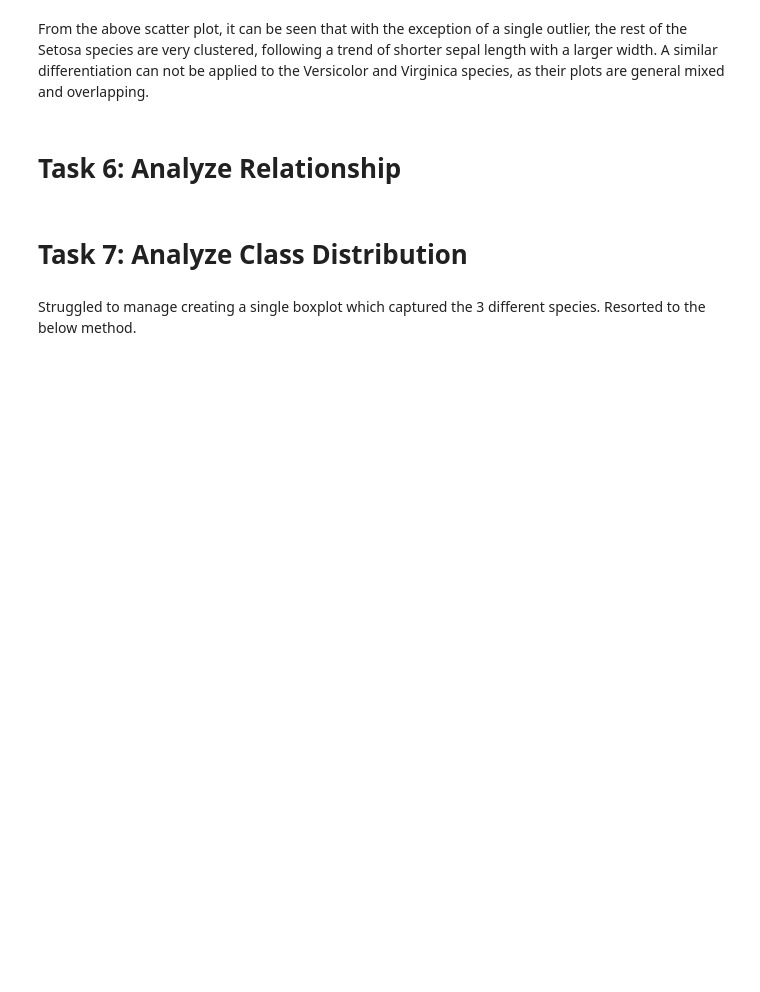
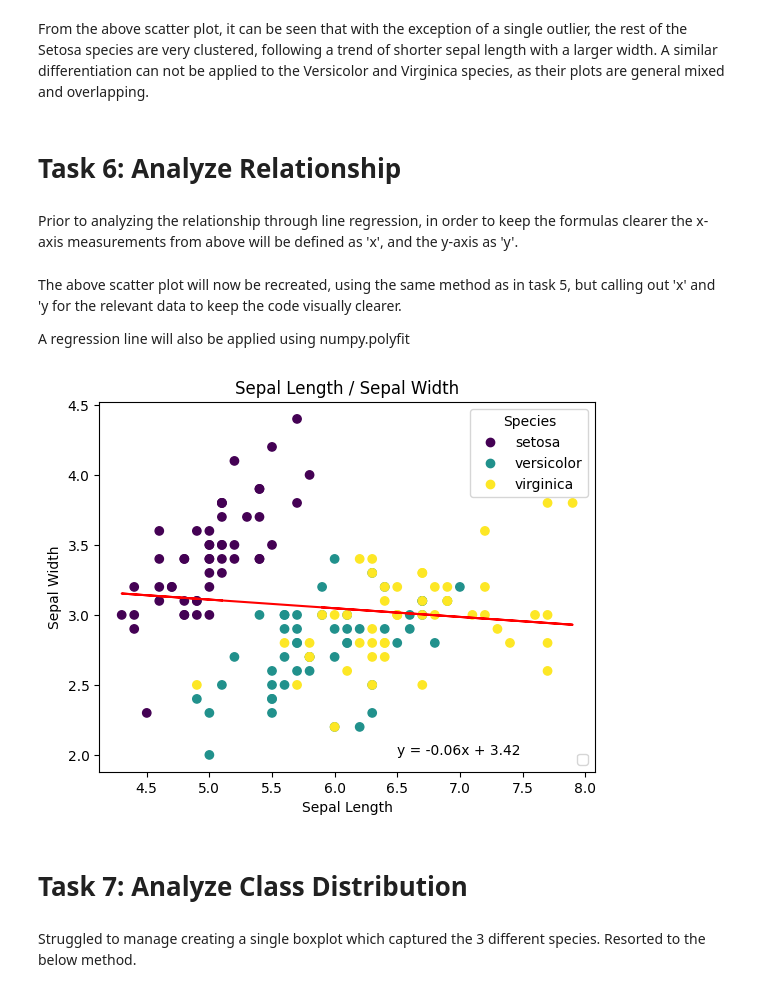
Before and after one commit to danielfinnerty/principles_of_data_analytics, a Jupyter notebook: tasks.ipynb, the cells around one changed output. Saved outputs shown, nothing was run; the diff lists cells and outputs as text; code cells hidden in the pictures; blank space fills up the shorter version.

Commit message:
Initial draft of task 6 uploaded. Work in progress.

```diff
--- a/tasks.ipynb
+++ b/tasks.ipynb
@@ -208,6 +208,42 @@ ax.legend(scatter.legend_elements()[0], iris.target_names, title = 'Species'); #
 From the above scatter plot, it can be seen that with the exception of a single outlier, the rest of the Setosa species are very clustered, following a trend of shorter sepal length with a larger width. A similar differentiation can not be applied to the Versicolor and Virginica species, as their plots are general mixed and overlapping.
 # %% [markdown]
 # Task 6: Analyze Relationship
+# %% [markdown]
+Prior to analyzing the relationship through line regression, in order to keep the formulas clearer the x-axis measurements from above will be defined as 'x', and the y-axis as 'y'.
+# %%
+# x-axis values
+x = iris.data[:,0]
+
+# y-axis values
+y = iris.data[:,1]
+# %% [markdown]
+The above scatter plot will now be recreated, using the same method as in task 5, but calling out 'x' and 'y for the relevant data to keep the code visually clearer.
+
+A regression line will also be applied using numpy.polyfit
+# %%
+m, c = np.polyfit(x, y, 1)
+
+fig, ax = plt.subplots()
+
+ax.scatter(x, y, c = iris.target)
+
+# Labels.
+ax.set_title('Sepal Length / Sepal Width')
+ax.set_xlabel('Sepal Length')
+ax.set_ylabel('Sepal Width')
+
+species_legend = ax.legend(scatter.legend_elements()[0], iris.target_names, title = 'Species')
+
+regline, = ax.plot(x, m * x + c, color = "red")
+
+# source for adding second legend to plot:
+# https://www.geeksforgeeks.org/placing-two-different-legends-on-the-same-graph-with-matplotlib/
+
+sec = plt.legend(handles =[regline], loc = 'lower right')
+ax.add_artist(species_legend);
+ax.text(6.5, 2, f'y = {m:.2f}x + {c:.2f}');
+# %% [output]
+[figure, added]
 # %% [markdown]
 # Task 7: Analyze Class Distribution
 # %% [markdown]
```
Also changed, not shown: parts of 1 cell of this notebook.
